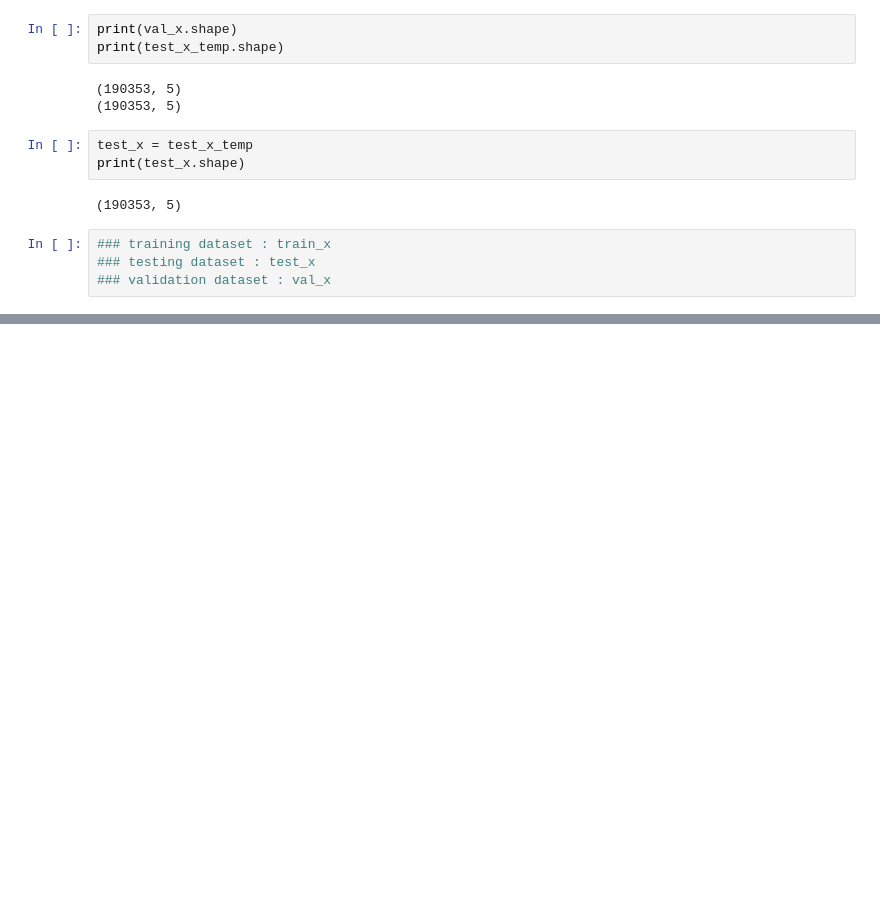
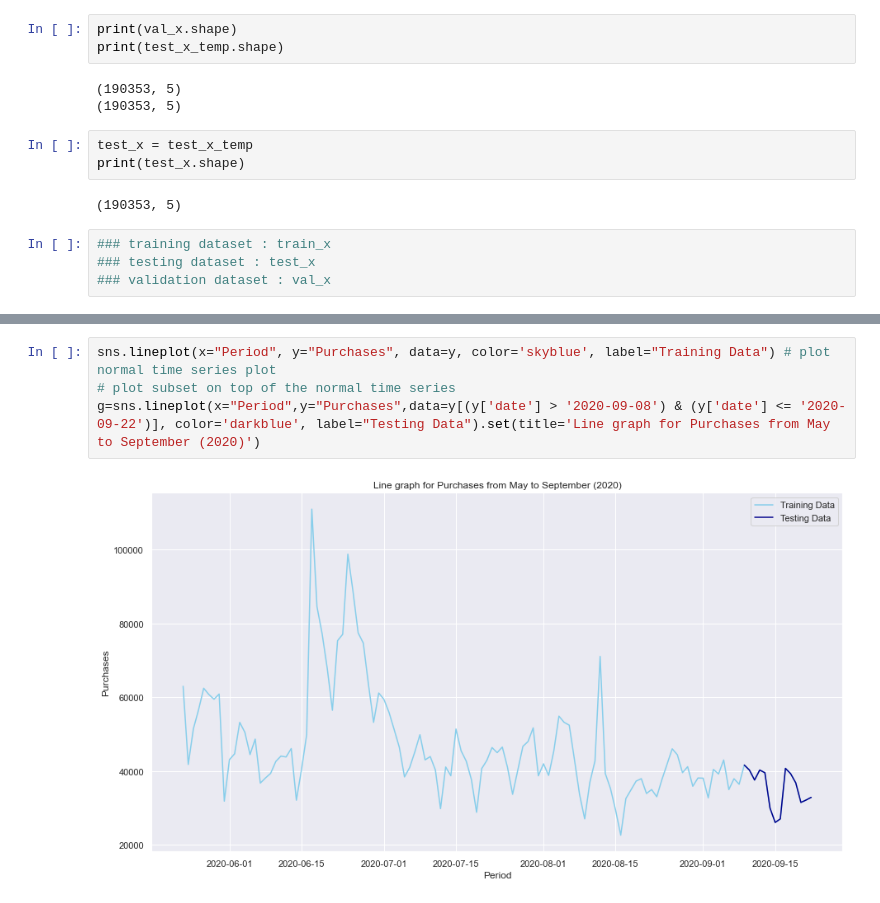
Before and after one commit to AdityaAS/Fashion-Recommendation-using-ML, a Jupyter notebook: data_preprocessed.ipynb, the cells around one changed output, grey strips where cells are left out. Drawn from its saved outputs; the diff is of its cells as text; blank space fills up the shorter version.

```diff
--- a/data_preprocessed.ipynb
+++ b/data_preprocessed.ipynb
@@ -108,0 +172,6 @@ print(test_x.shape)
+# %%
+sns.lineplot(x="Period", y="Purchases", data=y, color='skyblue', label="Training Data") # plot normal time series plot
+# plot subset on top of the normal time series
+g=sns.lineplot(x="Period",y="Purchases",data=y[(y['date'] > '2020-09-08') & (y['date'] <= '2020-09-22')], color='darkblue', label="Testing Data").set(title='Line graph for Purchases from May to September (2020)')
+# %% [output]
+[figure, added]
```
Also changed, not shown: parts of 8 cells of this notebook, 1 other file.
